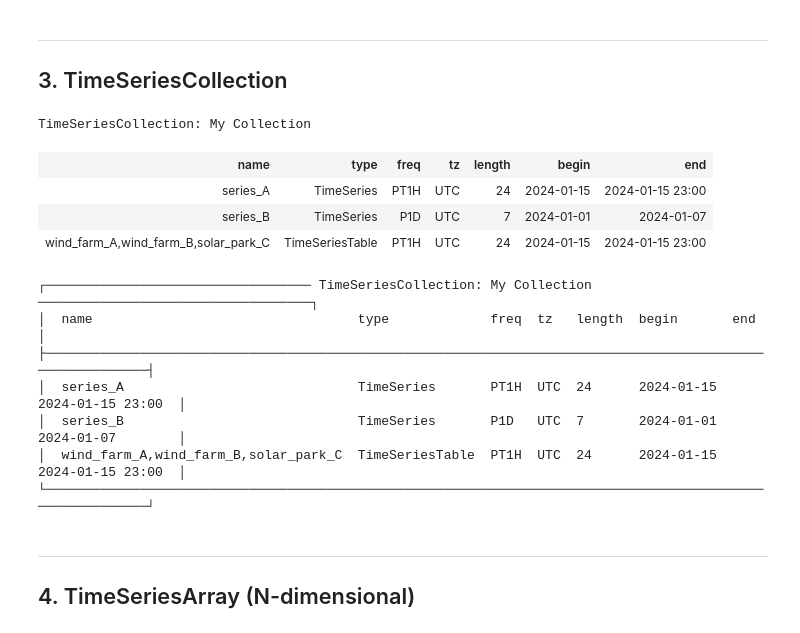
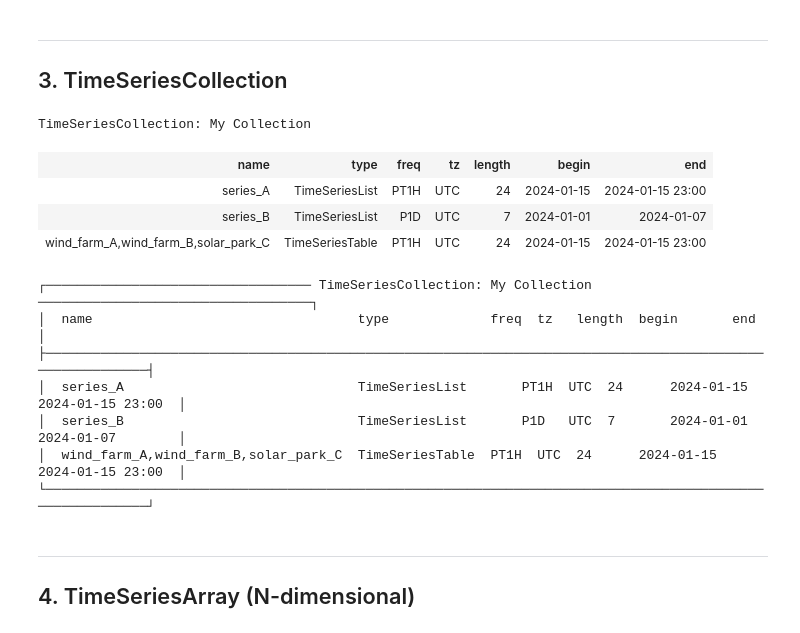
Before and after one commit to rebase-energy/TimeDataModel, a Jupyter notebook: examples/scratch_repr_test.ipynb, the cells around one changed output. Cells and saved outputs as stored; diff of their text form; code cells hidden in the pictures.

Commit message:
rename TimeSeries --> TimeSeriesList

```diff
--- a/examples/scratch_repr_test.ipynb
+++ b/examples/scratch_repr_test.ipynb
@@ -201,28 +296,28 @@ print(tbl)
 ---
 ## 3. TimeSeriesCollection
 # %%
-ts_a = TimeSeries(
+ts_a = TimeSeriesList(
     Frequency.PT1H, timestamps=hourly_ts(24), values=[float(i) for i in range(24)],
     name="series_A", unit="MW",
 )
-ts_b = TimeSeries(
+ts_b = TimeSeriesList(
     Frequency.P1D,
     timestamps=[datetime.fromisoformat(f"2024-01-{d:02d}T00:00:00+00:00") for d in range(1, 8)],
     values=[100.0, 105.0, 98.0, None, 110.0, 115.0, 108.0],
     name="series_B", unit="GWh",
 )
 
 coll = TimeSeriesCollection(
     [ts_a, ts_b, tbl],
     name="My Collection",
     description="A mix of different series",
 )
 coll
 # %% [output]
 TimeSeriesCollection: My Collection
 | name | type | freq | tz | length | begin | end |
-| series_A | TimeSeries | PT1H | UTC | 24 | 2024-01-15 | 2024-01-15 23:00 |
-| series_B | TimeSeries | P1D | UTC | 7 | 2024-01-01 | 2024-01-07 |
+| series_A | TimeSeriesList | PT1H | UTC | 24 | 2024-01-15 | 2024-01-15 23:00 |
+| series_B | TimeSeriesList | P1D | UTC | 7 | 2024-01-01 | 2024-01-07 |
 | wind_farm_A,wind_farm_B,solar_park_C | TimeSeriesTable | PT1H | UTC | 24 | 2024-01-15 | 2024-01-15 23:00 |
 # %%
 print(coll)
@@ -230,8 +325,8 @@ print(coll)
 ┌────────────────────────────────── TimeSeriesCollection: My Collection ───────────────────────────────────┐
 │  name                                  type             freq  tz   length  begin       end               │
 ├──────────────────────────────────────────────────────────────────────────────────────────────────────────┤
-│  series_A                              TimeSeries       PT1H  UTC  24      2024-01-15  2024-01-15 23:00  │
-│  series_B                              TimeSeries       P1D   UTC  7       2024-01-01  2024-01-07        │
+│  series_A                              TimeSeriesList       PT1H  UTC  24      2024-01-15  2024-01-15 23:00  │
+│  series_B                              TimeSeriesList       P1D   UTC  7       2024-01-01  2024-01-07        │
 │  wind_farm_A,wind_farm_B,solar_park_C  TimeSeriesTable  PT1H  UTC  24      2024-01-15  2024-01-15 23:00  │
 └──────────────────────────────────────────────────────────────────────────────────────────────────────────┘
 # %% [markdown]
```
Also changed, not shown: parts of 19 cells of this notebook, 18 other files.
